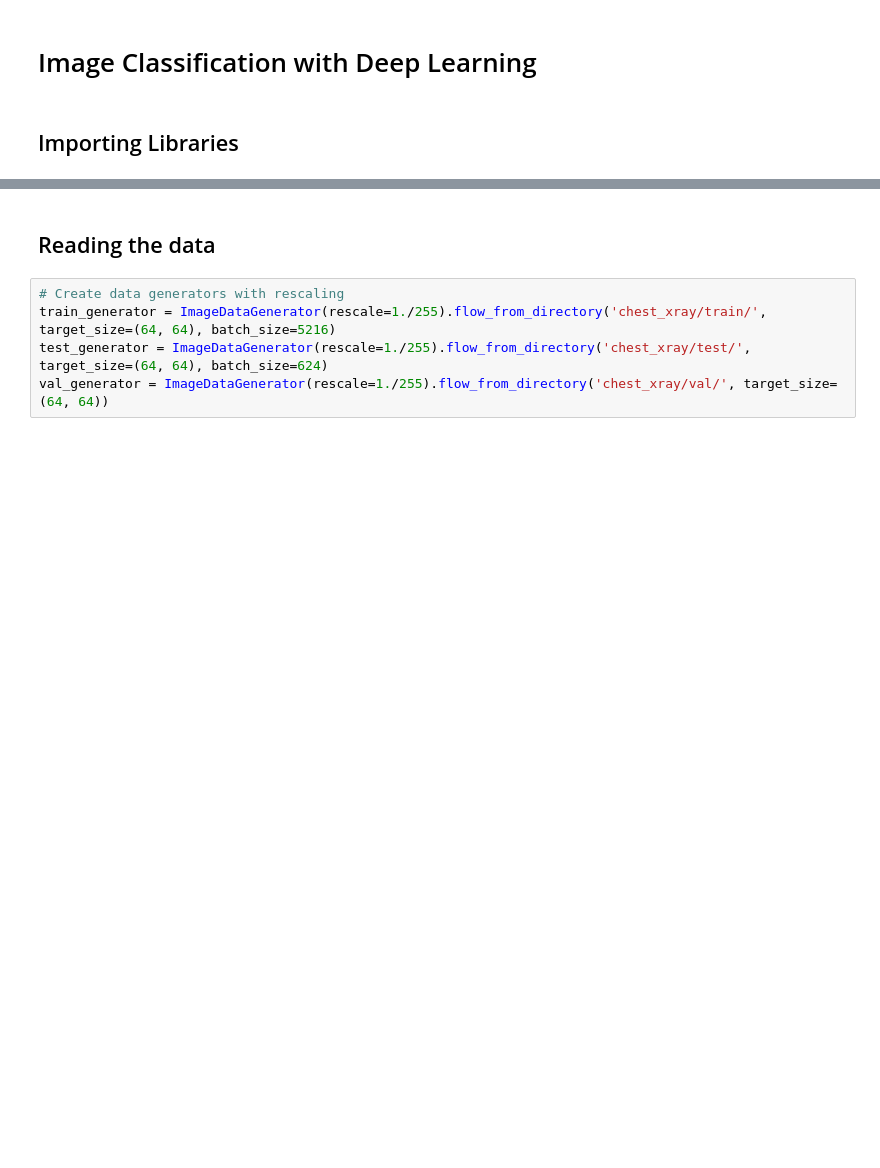
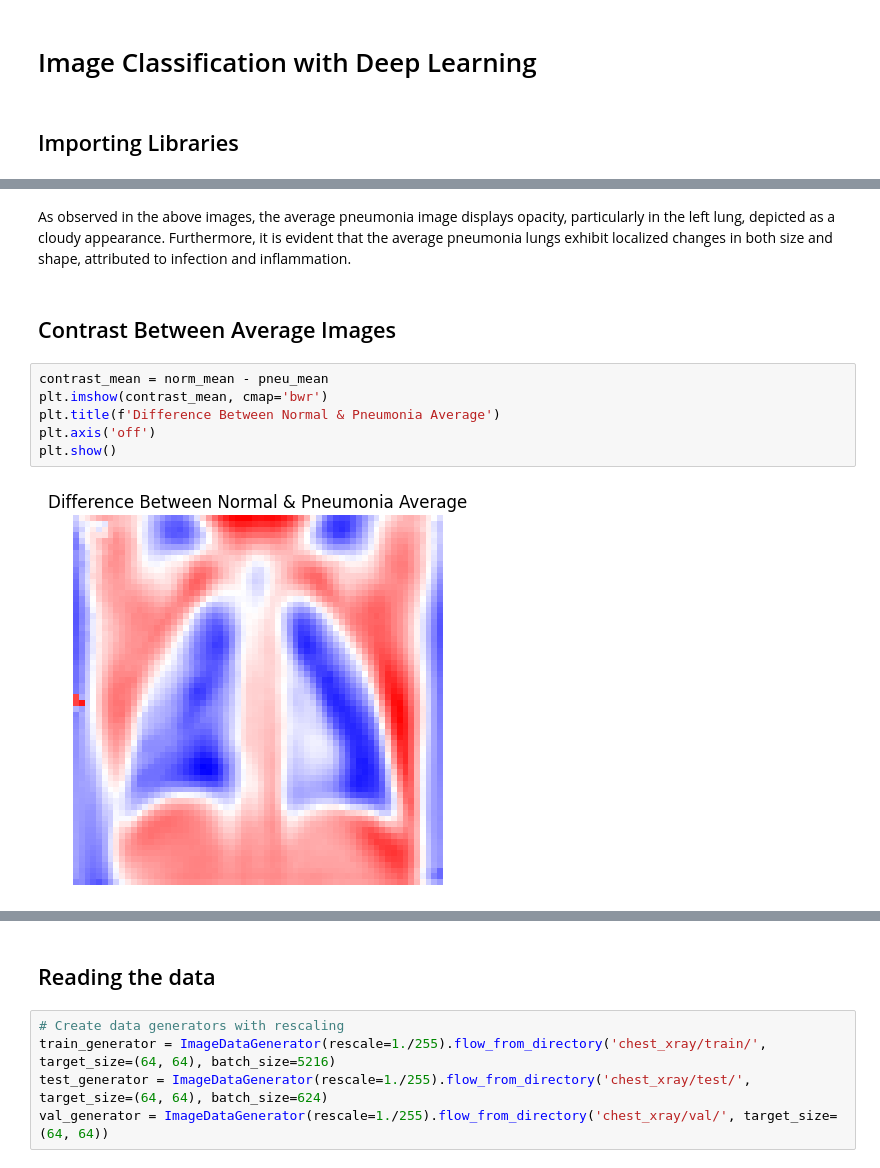
Before and after one commit to AdnanK1/Xray-deep-learning, a Jupyter notebook: index.ipynb, the cells around one changed output, grey strips where cells are left out. Drawn from its saved outputs; the diff is of its cells as text; blank space fills up the shorter version.

```diff
--- a/index.ipynb
+++ b/index.ipynb
@@ -23,0 +111,12 @@ np.random.seed(123)
+# %% [markdown]
+As observed in the above images, the average pneumonia image displays opacity, particularly in the left lung, depicted as a cloudy appearance. Furthermore, it is evident that the average pneumonia lungs exhibit localized changes in both size and shape, attributed to infection and inflammation.
+# %% [markdown]
+## Contrast Between Average Images
+# %%
+contrast_mean = norm_mean - pneu_mean
+plt.imshow(contrast_mean, cmap='bwr')
+plt.title(f'Difference Between Normal & Pneumonia Average')
+plt.axis('off')
+plt.show()
+# %% [output]
+[figure, added]
```
Also changed, not shown: parts of 11 cells of this notebook.
